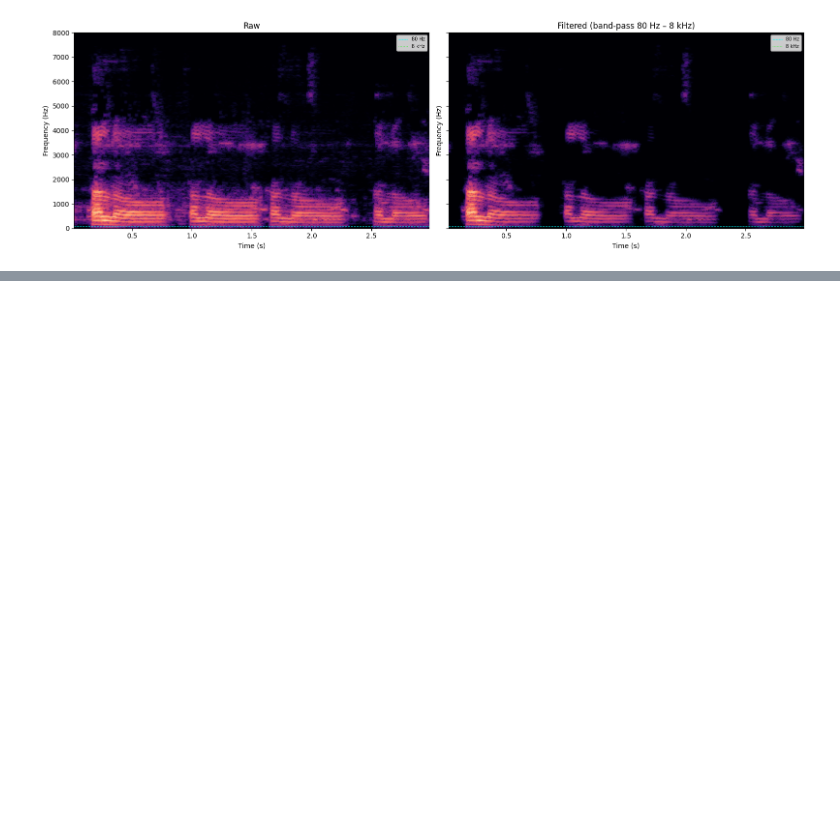
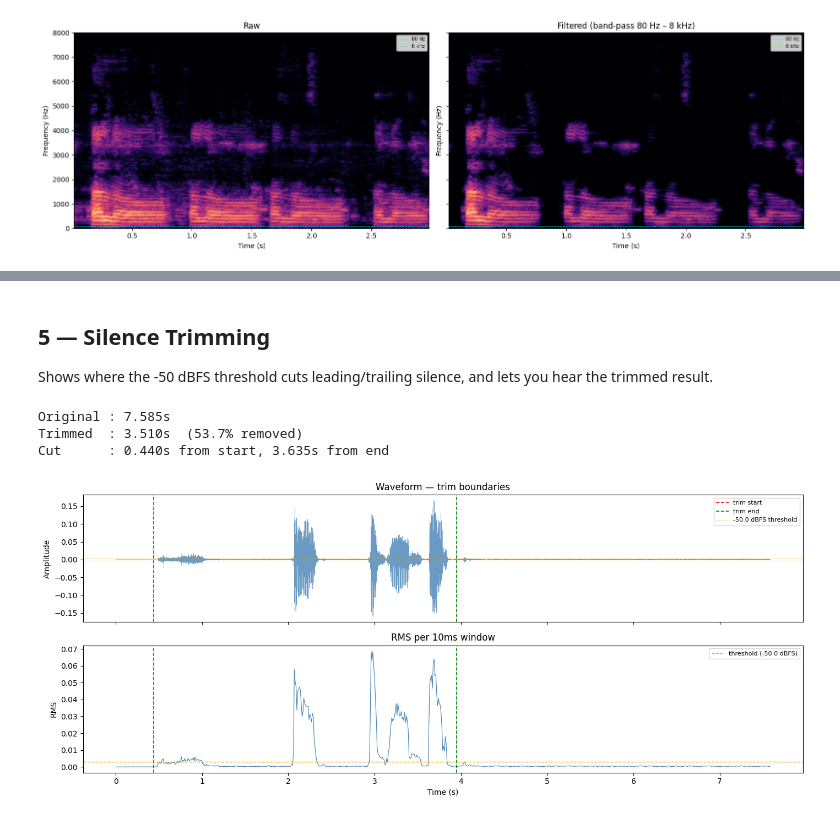
Before and after one commit to Dom-Taing/starting_model, a Jupyter notebook: debug_audio_analysis.ipynb, the cells around one changed output, grey strips where cells are left out. Cells and saved outputs as stored; diff of their text form; code cells hidden in the pictures; blank space fills up the shorter version.

```diff
--- a/debug_audio_analysis.ipynb
+++ b/debug_audio_analysis.ipynb
@@ -98,0 +193,59 @@ plt.show()
+# %% [markdown]
+## 5 — Silence Trimming
+
+Shows where the -50 dBFS threshold cuts leading/trailing silence, and lets you hear the trimmed result.
+# %%
+SILENCE_DBFS = -50.0
+PAD_S        = 0.1
+
+threshold = 10 ** (SILENCE_DBFS / 20)
+win       = max(1, int(0.01 * sr))  # 10ms windows
+
+rms_windows = np.array([
+    np.sqrt(np.mean(raw[i:i + win] ** 2))
+    for i in range(0, len(raw), win)
+])
+t_win = np.arange(len(rms_windows)) * win / sr
+
+speech_windows = np.where(rms_windows > threshold)[0]
+pad_frames = int(PAD_S * sr)
+start = max(0, speech_windows[0] * win - pad_frames)
+end   = min(len(raw), speech_windows[-1] * win + win + pad_frames)
+trimmed = raw[start:end]
+
+print(f"Original : {len(raw)/sr:.3f}s")
+print(f"Trimmed  : {len(trimmed)/sr:.3f}s  ({(1 - len(trimmed)/len(raw))*100:.1f}% removed)")
+print(f"Cut      : {start/sr:.3f}s from start, {(len(raw)-end)/sr:.3f}s from end")
+
+# — Plot
+t_raw  = np.arange(len(raw)) / sr
+
+fig, axes = plt.subplots(2, 1, figsize=(14, 6), sharex=True)
+
+# Waveform with trim markers
+axes[0].plot(t_raw, raw, color='steelblue', linewidth=0.4, alpha=0.8)
+axes[0].axvline(start / sr, color='red',   linewidth=1.2, linestyle='--', label='trim start')
+axes[0].axvline(end   / sr, color='green', linewidth=1.2, linestyle='--', label='trim end')
+axes[0].axhline( threshold, color='orange', linewidth=0.8, linestyle=':', label=f'{SILENCE_DBFS} dBFS threshold')
+axes[0].axhline(-threshold, color='orange', linewidth=0.8, linestyle=':')
+axes[0].set_title('Waveform — trim boundaries')
+axes[0].set_ylabel('Amplitude')
+axes[0].legend(loc='upper right', fontsize=8)
+
+# RMS per window with threshold line
+axes[1].plot(t_win, rms_windows, color='steelblue', linewidth=0.8)
+axes[1].axhline(threshold, color='orange', linewidth=1.0, linestyle='--', label=f'threshold ({SILENCE_DBFS} dBFS)')
+axes[1].axvline(start / sr, color='red',   linewidth=1.2, linestyle='--')
+axes[1].axvline(end   / sr, color='green', linewidth=1.2, linestyle='--')
+axes[1].set_title('RMS per 10ms window')
+axes[1].set_ylabel('RMS')
+axes[1].set_xlabel('Time (s)')
+axes[1].legend(loc='upper right', fontsize=8)
+
+fig.tight_layout()
+plt.show()
+# %% [output]
+Original : 7.585s
+Trimmed  : 3.510s  (53.7% removed)
+Cut      : 0.440s from start, 3.635s from end
+[figure, added]
```
Also changed, not shown: parts of 5 cells of this notebook, 1 other file.
